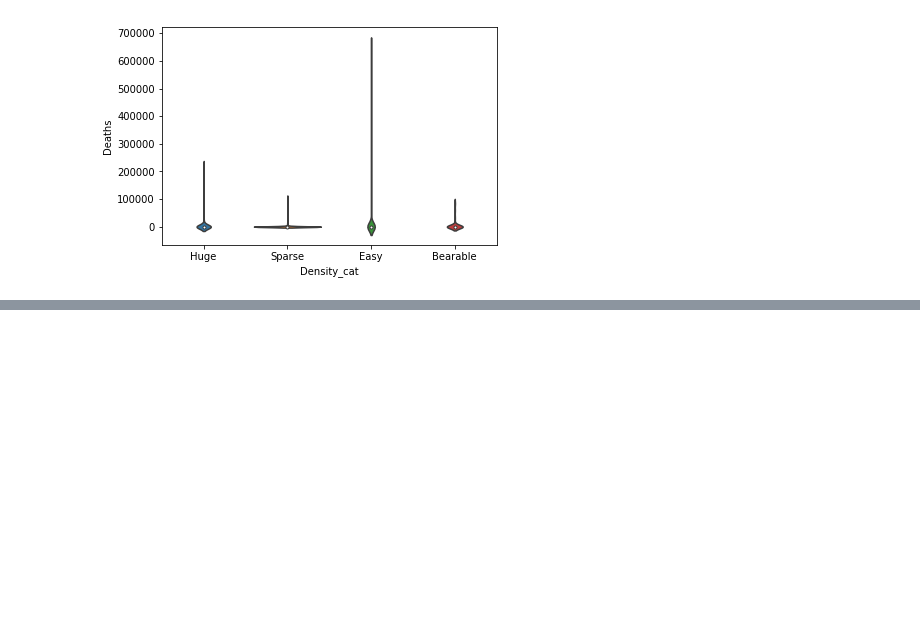
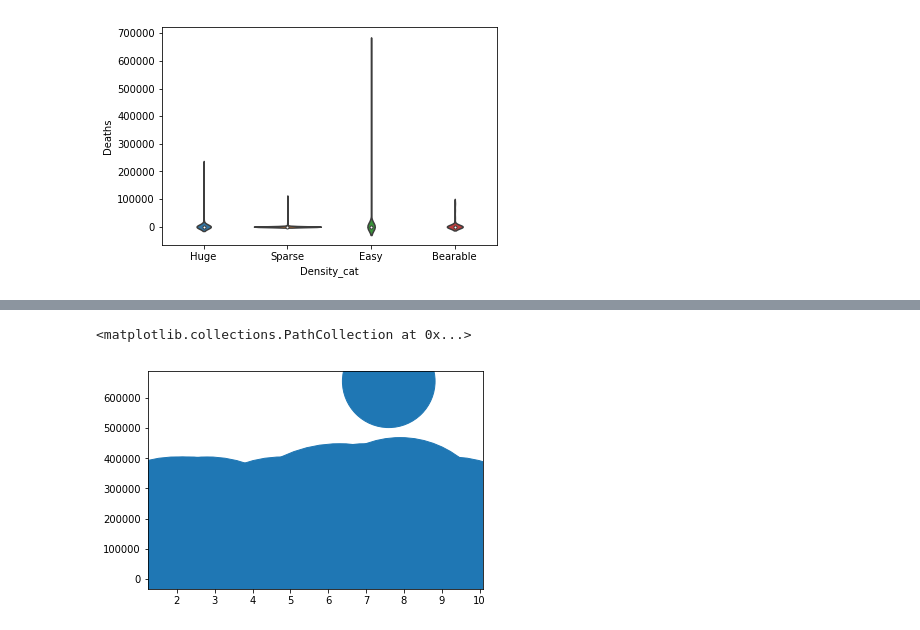
Before and after one commit to paulo-g-martinez/dq3-earthquakes, a Jupyter notebook: DQ3_120717.ipynb, the cells around one changed output, grey strips where cells are left out. Cells and saved outputs as stored; diff of their text form; code cells hidden in the pictures; blank space fills up the shorter version.

```diff
--- a/DQ3_120717.ipynb
+++ b/DQ3_120717.ipynb
@@ -247,0 +303,6 @@ show(plot)
+# %%
+import matplotlib.pyplot as plt
+plt.scatter(quake_df_dens_GDP.Magnitude, quake_df_dens_GDP.Deaths, s= quake_df_dens_GDP.GDP)
+# %% [output]
+<matplotlib.collections.PathCollection at 0x...>
+[figure, added]
```
Also changed, not shown: parts of 14 cells of this notebook.
